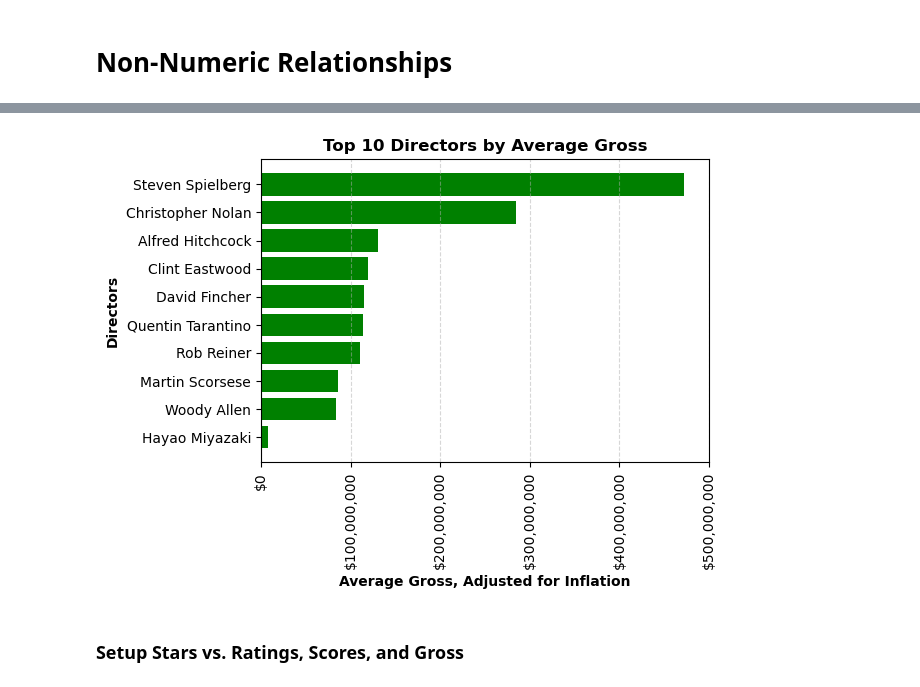
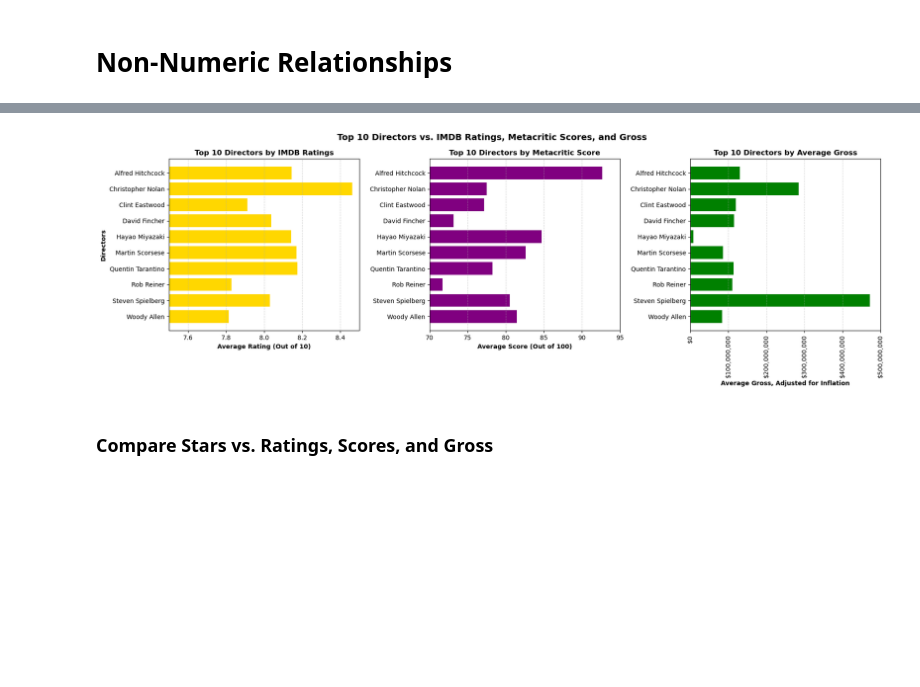
Before and after one commit to spc-kim/midterm_project, a Jupyter notebook: notebook.ipynb, the cells around one changed output, grey strips where cells are left out. Drawn from its saved outputs; the diff is of its cells as text; code cells hidden in the pictures; blank space fills up the shorter version.

Commit message:
Combined graphs, cleaned up notebook sections and output images

```diff
--- a/notebook.ipynb
+++ b/notebook.ipynb
@@ -760,11 +595,0 @@ director_meta_fig.savefig("img/director_meta_graph.png", dpi=300, bbox_inches="t
-# %%
-# Third, Gross adjusted
-director_gross_df = (director_df[["Director", "MovieCount", "GrossAdjusted"]]
-    .sort_values(
-        by=["MovieCount", "GrossAdjusted"],
-        ascending=[False, False]
-    )
-)
-director_gross_df = director_gross_df.head(10).sort_values("GrossAdjusted", ascending=False)
-dfi.export(director_gross_df, "img/director_gross_table.png", table_conversion="chrome")
-director_gross_df
@@ -783,24 +596,41 @@ director_gross_df
 # %%
 # Time to make horizontal bar graph
-director_gross_fig, director_gross_ax = plt.subplots()
-director_gross_ax.barh(director_gross_df["Director"], director_gross_df["GrossAdjusted"], color="green")
-director_gross_ax.invert_yaxis()
-director_gross_ax.set_title("Top 10 Directors by Average Gross", weight="bold")
-director_gross_ax.set_xlabel("Average Gross, Adjusted for Inflation", weight="bold")
-director_gross_ax.grid(True, axis="x", linestyle="--", alpha=0.5)
-director_gross_ax.xaxis.set_major_formatter(mticker.StrMethodFormatter("${x:,.0f}"))
-director_gross_ax.set_ylabel("Directors", weight="bold")
-director_gross_ax.set_xlim(0, 500000000)
+director_fig, (director_imdb, director_meta, director_gross) = plt.subplots(1, 3, figsize=(18,6))
+director_imdb.barh(director_imdb_df["Director"], director_imdb_df["IMDB_Rating"], color="gold")
+director_imdb.invert_yaxis()
+director_imdb.set_title("Top 10 Directors by IMDB Ratings", weight="bold")
+director_imdb.set_xlabel("Average Rating (Out of 10)", weight="bold")
+director_imdb.set_ylabel("Directors", weight="bold")
+director_imdb.grid(True, axis="x", linestyle="--", alpha=0.5)
+director_imdb.set_xlim(7.5, 8.5)
 
-plt.setp(director_gross_ax.get_xticklabels(), rotation=90)
+# Time to make horizontal bar graph
+director_meta.barh(director_meta_df["Director"], director_meta_df["Meta_score"], color="purple")
+director_meta.invert_yaxis()
+director_meta.set_title("Top 10 Directors by Metacritic Score", weight="bold")
+director_meta.set_xlabel("Average Score (Out of 100)", weight="bold")
+director_meta.grid(True, axis="x", linestyle="--", alpha=0.5)
+director_meta.set_xlim(70, 95)
+
+# Time to make horizontal bar graph
+director_gross.barh(director_gross_df["Director"], director_gross_df["GrossAdjusted"], color="green")
+director_gross.invert_yaxis()
+director_gross.set_title("Top 10 Directors by Average Gross", weight="bold")
+director_gross.set_xlabel("Average Gross, Adjusted for Inflation", weight="bold")
+director_gross.grid(True, axis="x", linestyle="--", alpha=0.5)
+director_gross.xaxis.set_major_formatter(mticker.StrMethodFormatter("${x:,.0f}"))
+director_gross.set_xlim(0, 500000000)
+director_gross.tick_params(axis="x", labelrotation=90)
+
+# Overall figure configuration
+director_fig.suptitle("Top 10 Directors vs. IMDB Ratings, Metacritic Scores, and Gross", weight="bold", fontsize="14")
 plt.tight_layout()
 plt.show()
-
-director_gross_fig.savefig("img/director_gross_graph.png", dpi=300, bbox_inches="tight")
+genre_fig.savefig("img/director.png", dpi=300, bbox_inches="tight")
 # %% [output]
-[figure, old version]
+[figure, new version]
 # %% [markdown]
-### Setup Stars vs. Ratings, Scores, and Gross
+### Compare Stars vs. Ratings, Scores, and Gross
 # %%
 # Stars vs IMDB Ratings, Meta Score, and Gross. We need to combine the Star1, Star2, Star3 columns,
 # Then duplicate the rows per star.
```
Also changed, not shown: parts of 39 cells of this notebook, 21 other files.
